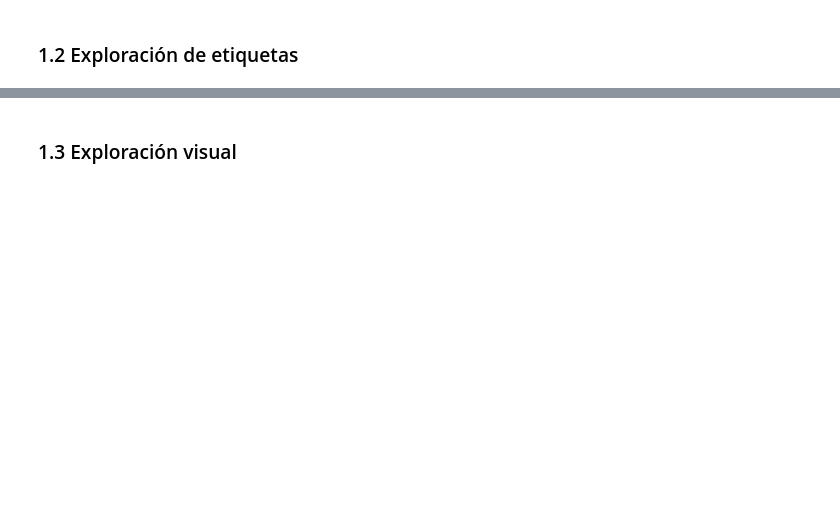
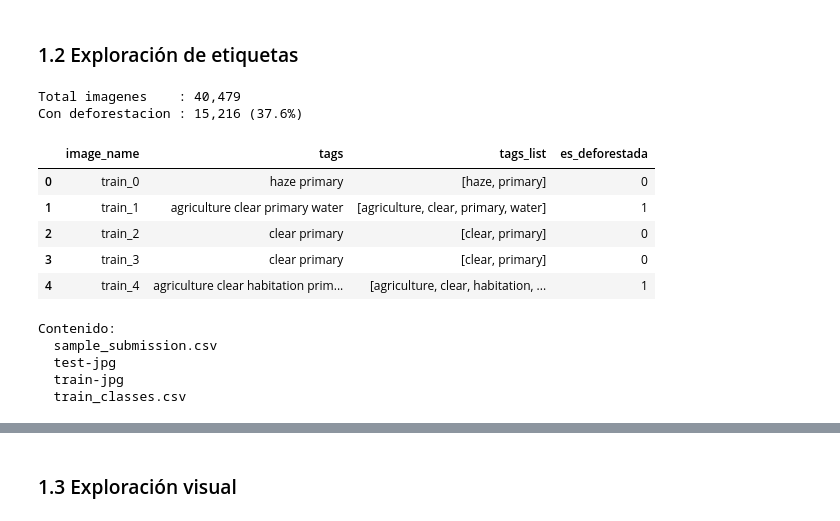
Before and after one commit to Andres-Acuna/dl_deforestation, a Jupyter notebook: notebooks/proyecto_deforestacion.ipynb, the cells around one changed output, grey strips where cells are left out. Cells and saved outputs as stored; diff of their text form; code cells hidden in the pictures; blank space fills up the shorter version.

```diff
--- a/notebooks/proyecto_deforestacion.ipynb
+++ b/notebooks/proyecto_deforestacion.ipynb
@@ -193,23 +229,45 @@ else:
 # %%
 import pandas as pd
 import matplotlib.pyplot as plt
 from collections import Counter
 
-csv_candidatos = list(RAW_PLANET.rglob('train_v2.csv'))
+csv_candidatos = list(RAW_PLANET.rglob('train_classes.csv'))
 assert len(csv_candidatos) > 0, (
     'No se encontro train_v2.csv. Verifica la descompresion.'
 )
 CSV_PATH = csv_candidatos[0]
 
 df = pd.read_csv(CSV_PATH)
 df['tags_list'] = df['tags'].str.split()
 df['es_deforestada'] = df['tags_list'].apply(
     lambda t: int(bool(set(t) & DEFORESTATION_TAGS))
 )
 
 print(f'Total imagenes    : {len(df):,}')
 print(f'Con deforestacion : {df["es_deforestada"].sum():,} ({df["es_deforestada"].mean():.1%})')
 display(df.head())
+# %% [output]
+Total imagenes    : 40,479
+Con deforestacion : 15,216 (37.6%)
+|  | image_name | tags | tags_list | es_deforestada |
+| 0 | train_0 | haze primary | [haze, primary] | 0 |
+| 1 | train_1 | agriculture clear primary water | [agriculture, clear, primary, water] | 1 |
+| 2 | train_2 | clear primary | [clear, primary] | 0 |
+| 3 | train_3 | clear primary | [clear, primary] | 0 |
+| 4 | train_4 | agriculture clear habitation prim... | [agriculture, clear, habitation, ... | 1 |
+# %%
+from pathlib import Path
+BASE_PLANET = Path(r'C:\Users\camil\Documentos\MIAD\Deep Learning\Proyecto\data\raw\planet\planet\planet')
+
+print("Contenido:")
+for item in sorted(BASE_PLANET.iterdir()):
+    print(f"  {item.name}")
+# %% [output]
+Contenido:
+  sample_submission.csv
+  test-jpg
+  train-jpg
+  train_classes.csv
 # %%
 all_tags = [t for tags in df['tags_list'] for t in tags]
 conteo   = Counter(all_tags)
```
Also changed, not shown: parts of 18 cells of this notebook.
